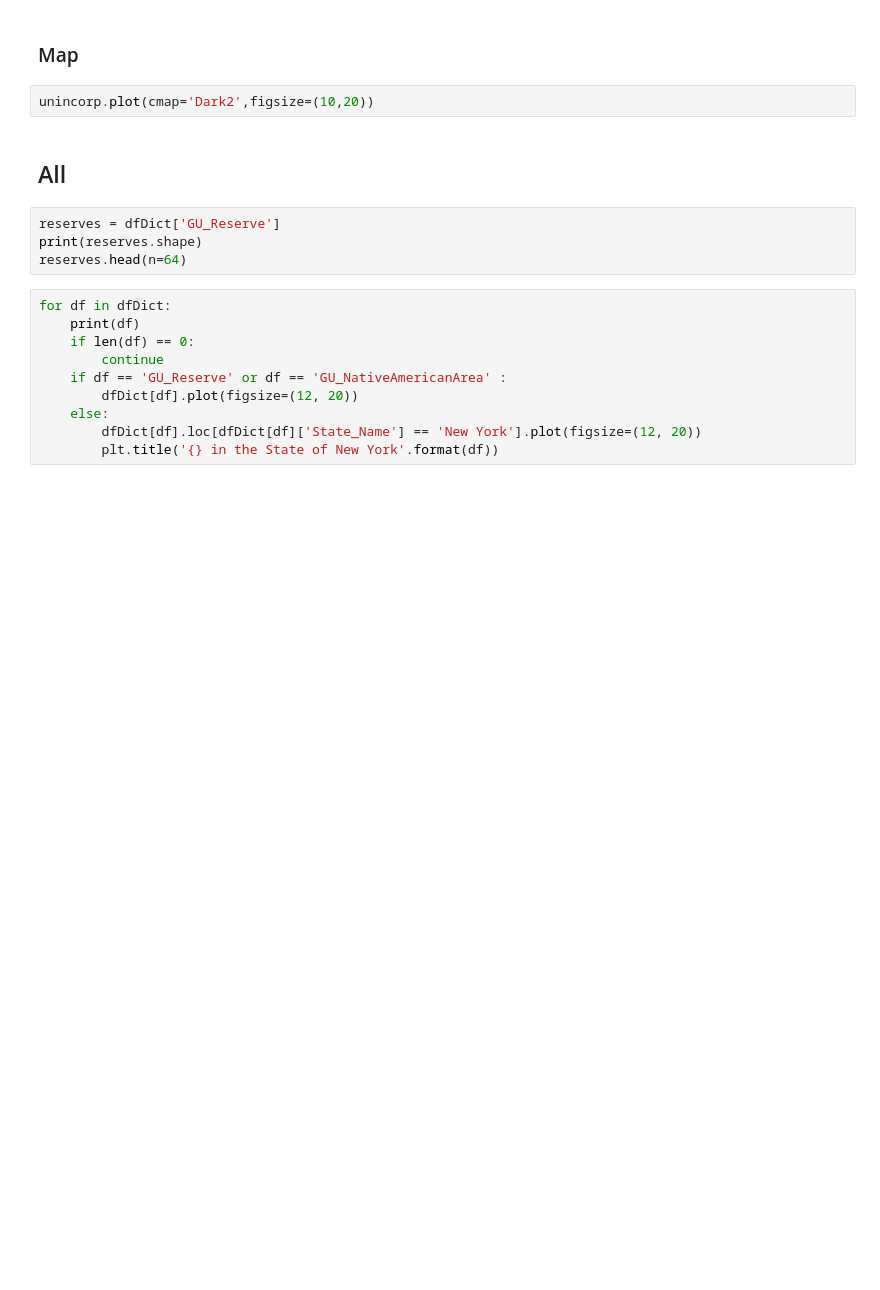
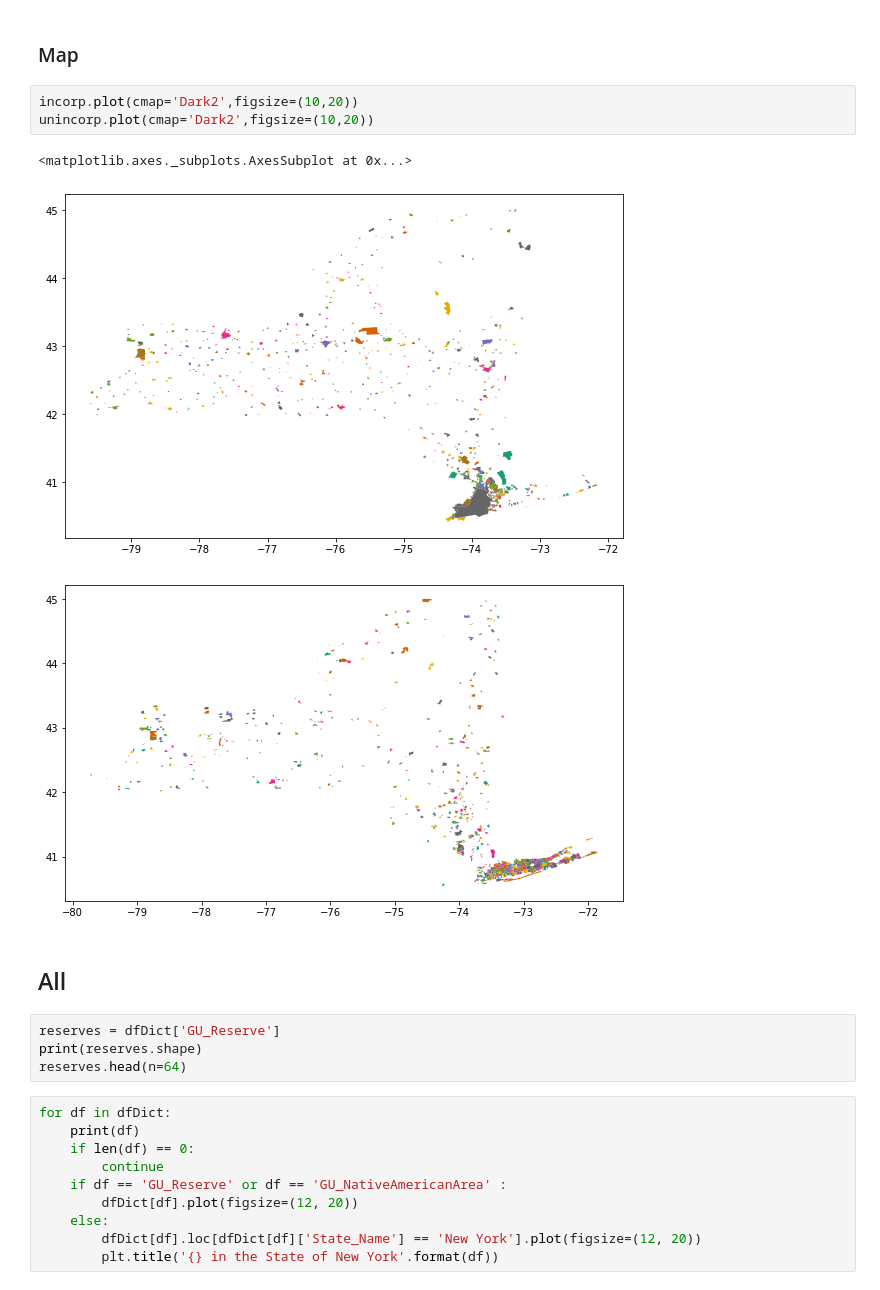
Before and after one commit to giatrakosg/nbd-exploration, a Jupyter notebook: explore.ipynb, the cells around one changed output. Drawn from its saved outputs; the diff is of its cells as text; blank space fills up the shorter version.

```diff
--- a/explore.ipynb
+++ b/explore.ipynb
@@ -189,7 +250,12 @@ unincorp.head()
 # %% [markdown]
 ### Map
 # %%
+incorp.plot(cmap='Dark2',figsize=(10,20))
 unincorp.plot(cmap='Dark2',figsize=(10,20))
+# %% [output]
+<matplotlib.axes._subplots.AxesSubplot at 0x...>
+[figure, added]
+[figure, added]
 # %% [markdown]
 ## All
 # %%
```
Also changed, not shown: parts of 10 cells of this notebook.
